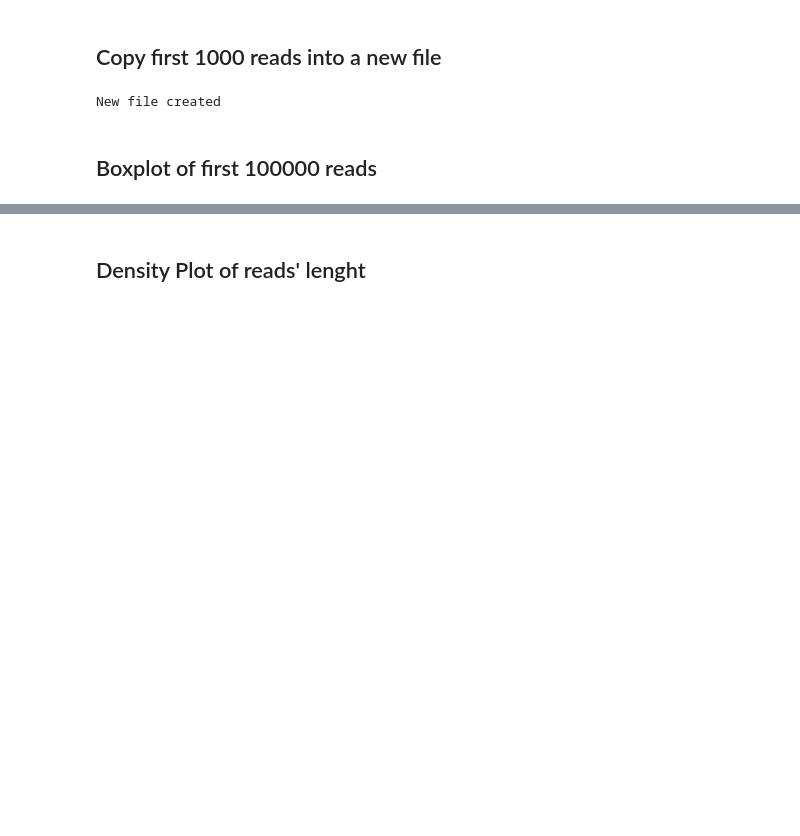
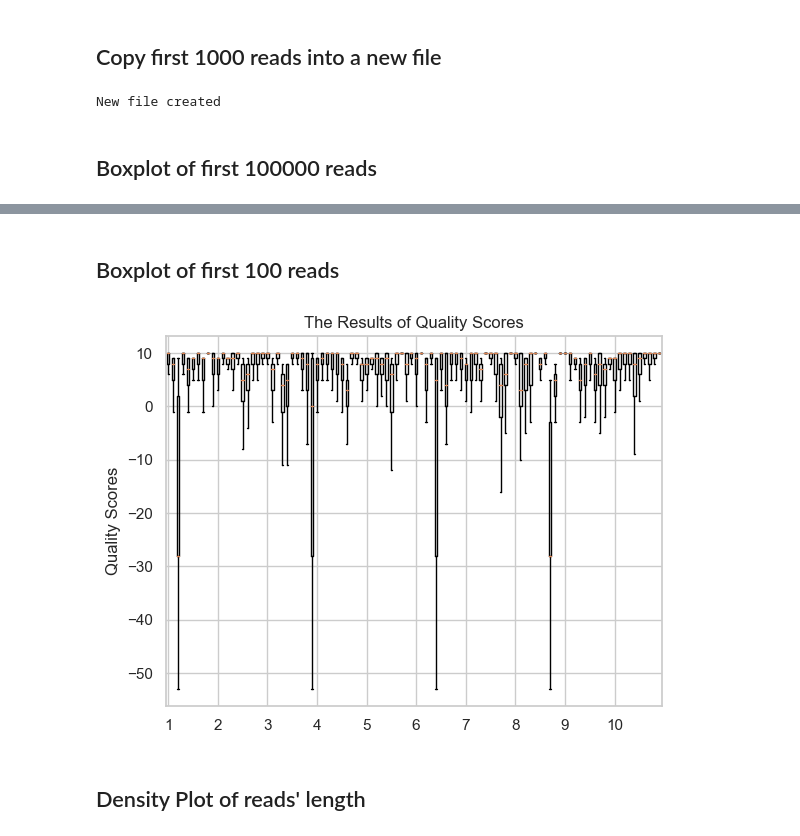
Before and after one commit to yazdanzv/SRA_ToolKit_E_Coli_WSG, a Jupyter notebook: Python_Code/Q1.ipynb, the cells around one changed output, grey strips where cells are left out. Saved outputs shown, nothing was run; the diff lists cells and outputs as text; code cells hidden in the pictures; blank space fills up the shorter version.

```diff
--- a/Python_Code/Q1.ipynb
+++ b/Python_Code/Q1.ipynb
@@ -71,2 +96,27 @@ Text(0.5, 1.0, 'The Results of Quality Scores')
+# %% [markdown]
+<h2>Boxplot of first 100 reads</h2>
+# %%
+import matplotlib.pyplot as plt
+import copy
+
+
+reads_boxplot = temp[:400]  # Stores first 100000 reads
+quality_phred_scores = []  # Stores phred quality scores of first 100000 reads here
+offset = 63  # To substract from ASCII numbers
+
+# Parse phred scores
+for i in range(3, 400, 4):
+    score = [ord(phred) - offset for phred in reads_boxplot[i]]
+    quality_phred_scores.append(copy.deepcopy(score))
+
+# Boxplots
+fig, ax = plt.subplots()
+ax.boxplot(quality_phred_scores, showfliers=False)
+ax.set_ylabel("Quality Scores")
+ax.set_title("The Results of Quality Scores")
+plt.xticks([i+1 for i in range(0, 100, 10)])
+plt.show()
+# %% [output]
+[figure, added]
 # %% [markdown]
-<h2>Density Plot of reads' lenght</h2>
+<h2>Density Plot of reads' length</h2>
```
Also changed, not shown: parts of 8 cells of this notebook.
